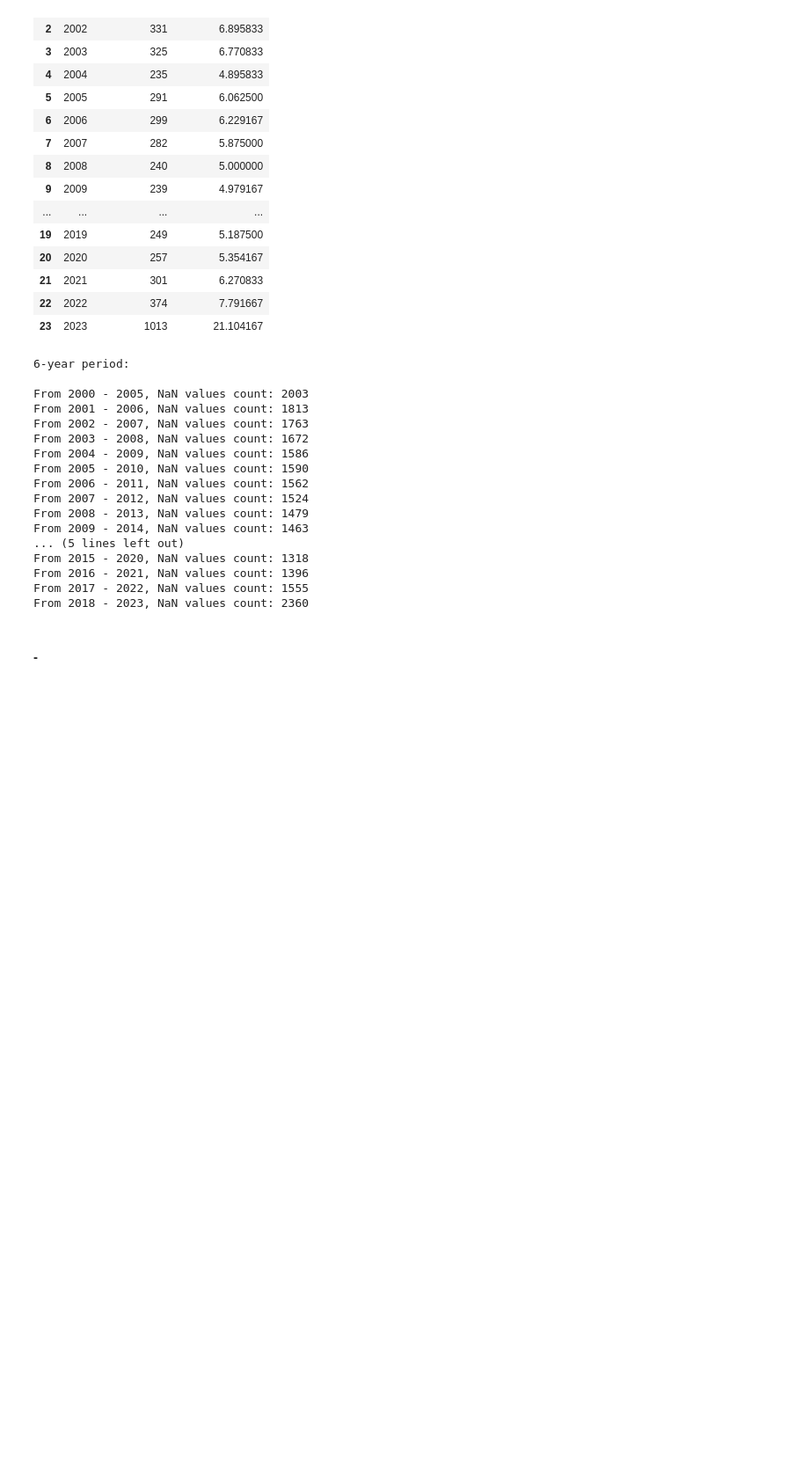
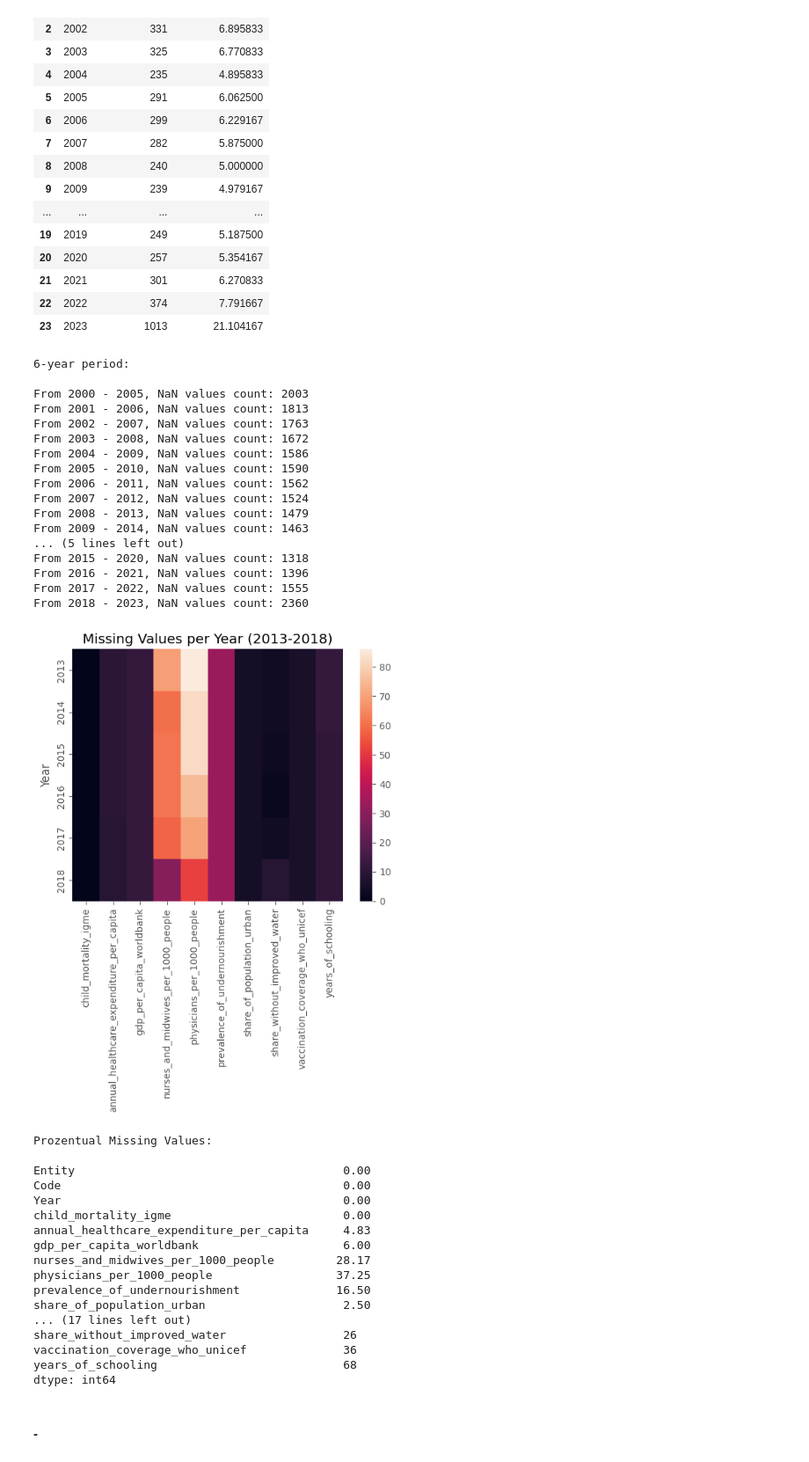
Before and after one commit to HamzahFayad/master_thesis_child_mortality, a Jupyter notebook: 01_notebooks/0_data_raw_analysis.ipynb, the cells around one changed output. Shown at 88% size. Cells and saved outputs as stored; diff of their text form; code cells hidden in the pictures; blank space fills up the shorter version.

```diff
--- a/01_notebooks/0_data_raw_analysis.ipynb
+++ b/01_notebooks/0_data_raw_analysis.ipynb
@@ -400,6 +398,32 @@ From 2015 - 2020, NaN values count: 1318
 From 2016 - 2021, NaN values count: 1396
 From 2017 - 2022, NaN values count: 1555
 From 2018 - 2023, NaN values count: 2360
+# %%
+df_2013_2018 = raw_df.copy()
+df_2013_2018 = df_2013_2018[(df_2013_2018["Year"] >= 2013) & (df_2013_2018["Year"] <= 2018)].reset_index(drop=True)
+
+missingness_per_year(df_2013_2018, 1, "Missing Values per Year (2013-2018)")
+
+missing_values_count(df_2013_2018)
+# %% [output]
+[figure, added]
+Prozentual Missing Values:
+
+Entity                                       0.00
+Code                                         0.00
+Year                                         0.00
+child_mortality_igme                         0.00
+annual_healthcare_expenditure_per_capita     4.83
+gdp_per_capita_worldbank                     6.00
+nurses_and_midwives_per_1000_people         28.17
+physicians_per_1000_people                  37.25
+prevalence_of_undernourishment              16.50
+share_of_population_urban                    2.50
+... (17 lines left out)
+share_without_improved_water                 26
+vaccination_coverage_who_unicef              36
+years_of_schooling                           68
+dtype: int64
 # %% [markdown]
 #### -
 # %%
```
Also changed, not shown: parts of 6 cells of this notebook.
